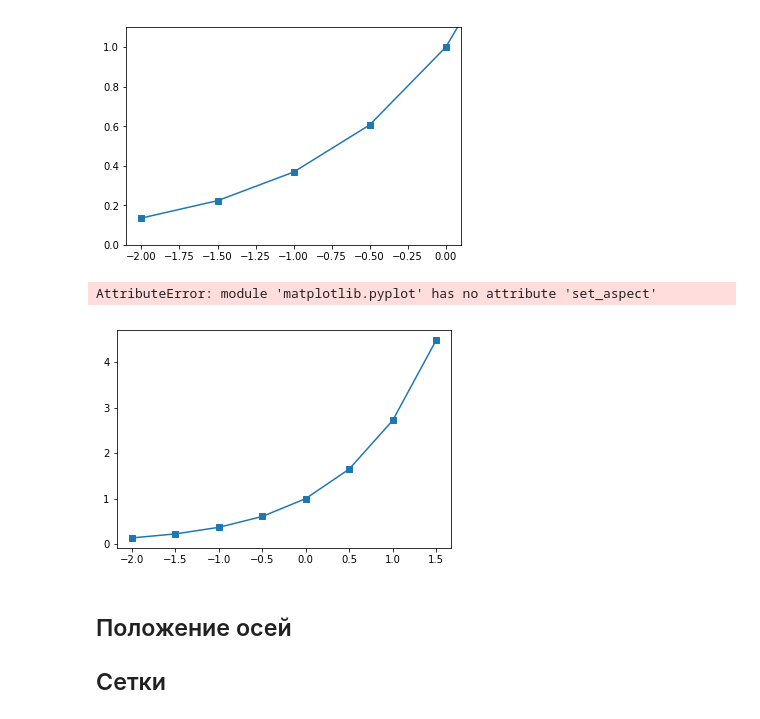
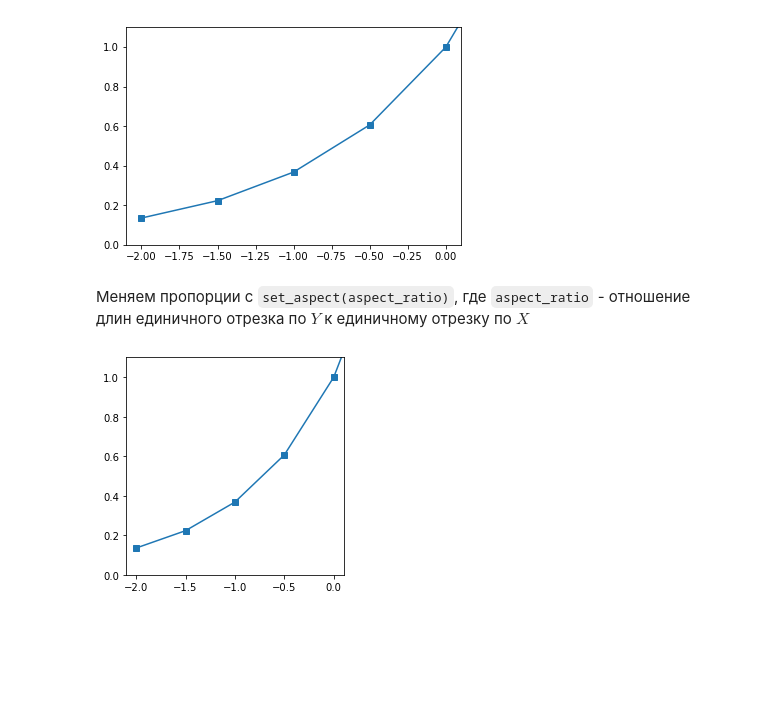
Before and after one commit to yamarus/PyForSci, a Jupyter notebook: source/lectures/theme7.ipynb, the cells around one changed output. Saved outputs shown, nothing was run; the diff lists cells and outputs as text; code cells hidden in the pictures; blank space fills up the shorter version.

```diff
--- a/source/lectures/theme7.ipynb
+++ b/source/lectures/theme7.ipynb
@@ -138,17 +143,14 @@ plt.ylim(0, 1.1)
 plt.show()
 # %% [output]
 [figure]
+# %% [markdown]
+Меняем пропорции с ``set_aspect(aspect_ratio)``, где ``aspect_ratio`` - отношение длин единичного отрезка по $Y$ к единичному отрезку по $X$
 # %%
-fig = plt.plot(x,y,'s-')
-#plt.set_aspect(1.0)
-#fig[0].set_aspect(1.0)
+plt.plot(x,y,'s-')
+ax=plt.gca()      # Get the current axes
+ax.set_aspect(2.0)
 plt.xlim(-2.1,0.1)
 plt.ylim(0, 1.1)
 plt.show()
 # %% [output]
-AttributeError: module 'matplotlib.pyplot' has no attribute 'set_aspect'
-[figure, old version]
+[figure, new version]
-# %% [markdown]
-## Положение осей
-
-## Cетки
```
Also changed, not shown: parts of 24 cells of this notebook.
